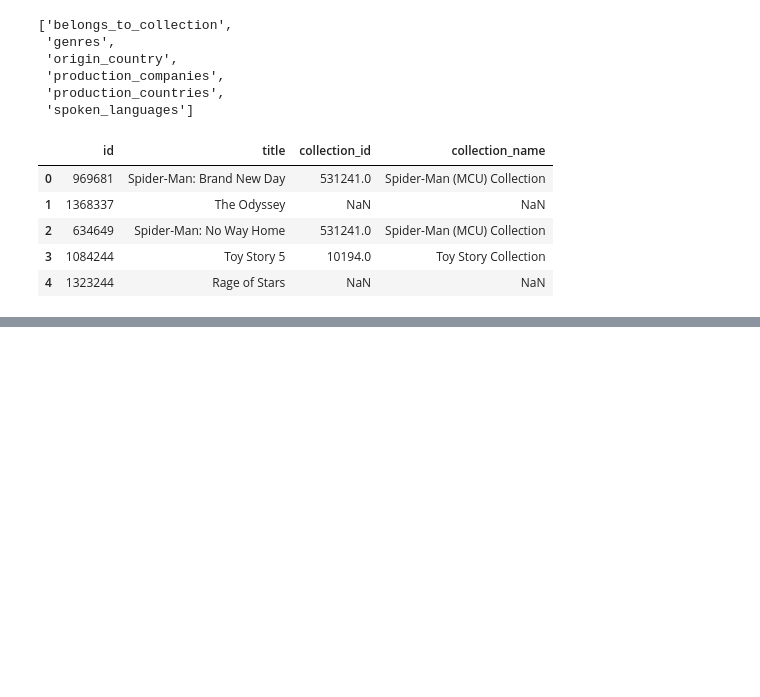
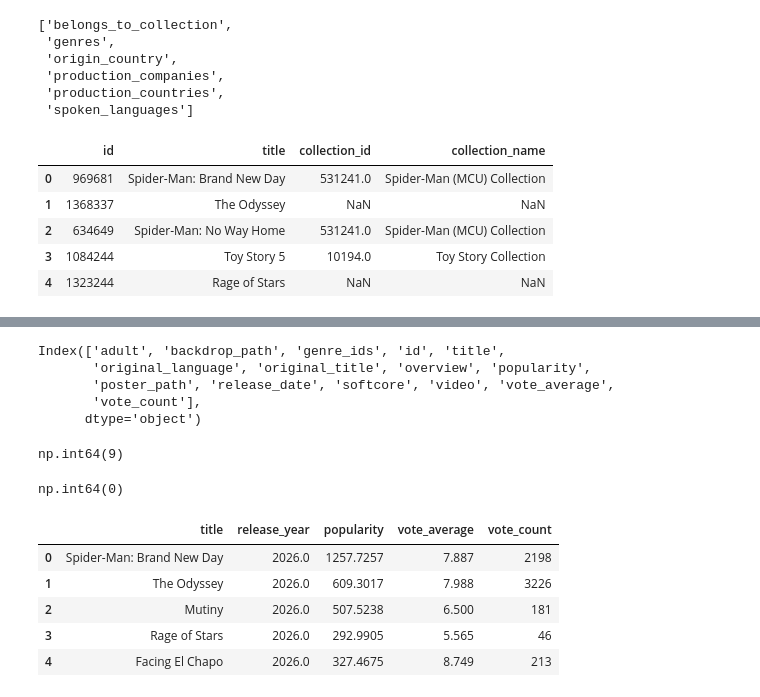
Before and after one commit to theaditya24/COMPLETE-PYTHON-FOR-DATA-ANALYTICS, a Jupyter notebook: TMDB API.ipynb, the cells around one changed output, grey strips where cells are left out. Drawn from its saved outputs; the diff is of its cells as text; code cells hidden in the pictures; blank space fills up the shorter version.

```diff
--- a/TMDB API.ipynb
+++ b/TMDB API.ipynb
@@ -370,0 +575,18 @@ df['genres'] = df['genres'].apply(
+# %%
+headers = {
+    "Authorization": f"Bearer {access_token}",
+    "accept": "application/json"
+}
+# %%
+all_movies = []
+
+for page in range(1,31):
+    response = requests.get(final_url, headers=headers, params = {"page":page})
+
+    if response.status_code == 200:
+        data = response.json()
+        all_movies.extend(data["results"])
+    else:
+        print(f"Error on page {page}: {response.status_code}")
+
+df = pd.DataFrame(all_movies)
@@ -370,0 +648,31 @@ df['genres'] = df['genres'].apply(
+# %%
+df.columns
+# %% [output]
+Index(['adult', 'backdrop_path', 'genre_ids', 'id', 'title',
+       'original_language', 'original_title', 'overview', 'popularity',
+       'poster_path', 'release_date', 'softcore', 'video', 'vote_average',
+       'vote_count'],
+      dtype='object')
+# %%
+df['release_date'] = pd.to_datetime(df['release_date'], errors='coerce')
+# %%
+df['id'].duplicated().sum()
+# %% [output]
+np.int64(9)
+# %%
+df = df.drop_duplicates(subset='id')
+# %%
+df['id'].duplicated().sum()
+# %% [output]
+np.int64(0)
+# %%
+df['release_year'] = df['release_date'].dt.year
+
+df[['title', 'release_year', 'popularity', 'vote_average', 'vote_count']].head()
+# %% [output]
+|  | title | release_year | popularity | vote_average | vote_count |
+| 0 | Spider-Man: Brand New Day | 2026.0 | 1257.7257 | 7.887 | 2198 |
+| 1 | The Odyssey | 2026.0 | 609.3017 | 7.988 | 3226 |
+| 2 | Mutiny | 2026.0 | 507.5238 | 6.500 | 181 |
+| 3 | Rage of Stars | 2026.0 | 292.9905 | 5.565 | 46 |
+| 4 | Facing El Chapo | 2026.0 | 327.4675 | 8.749 | 213 |
```
Also changed, not shown: parts of 45 cells of this notebook, 2 other files.
